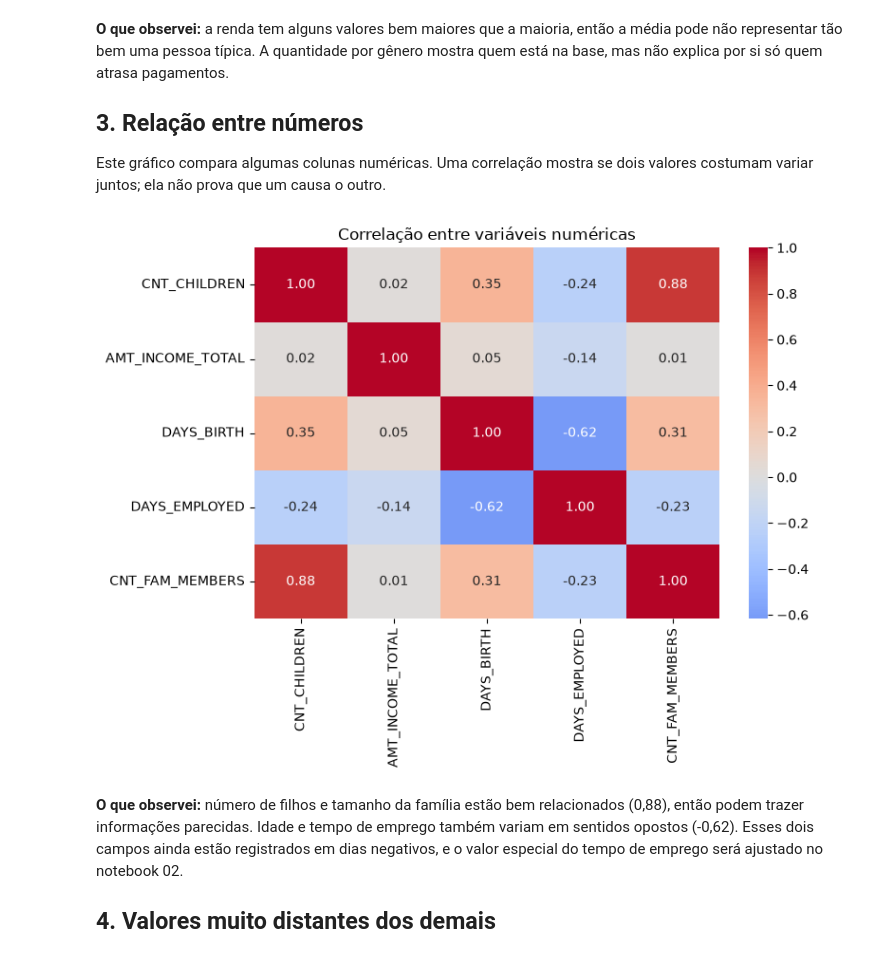
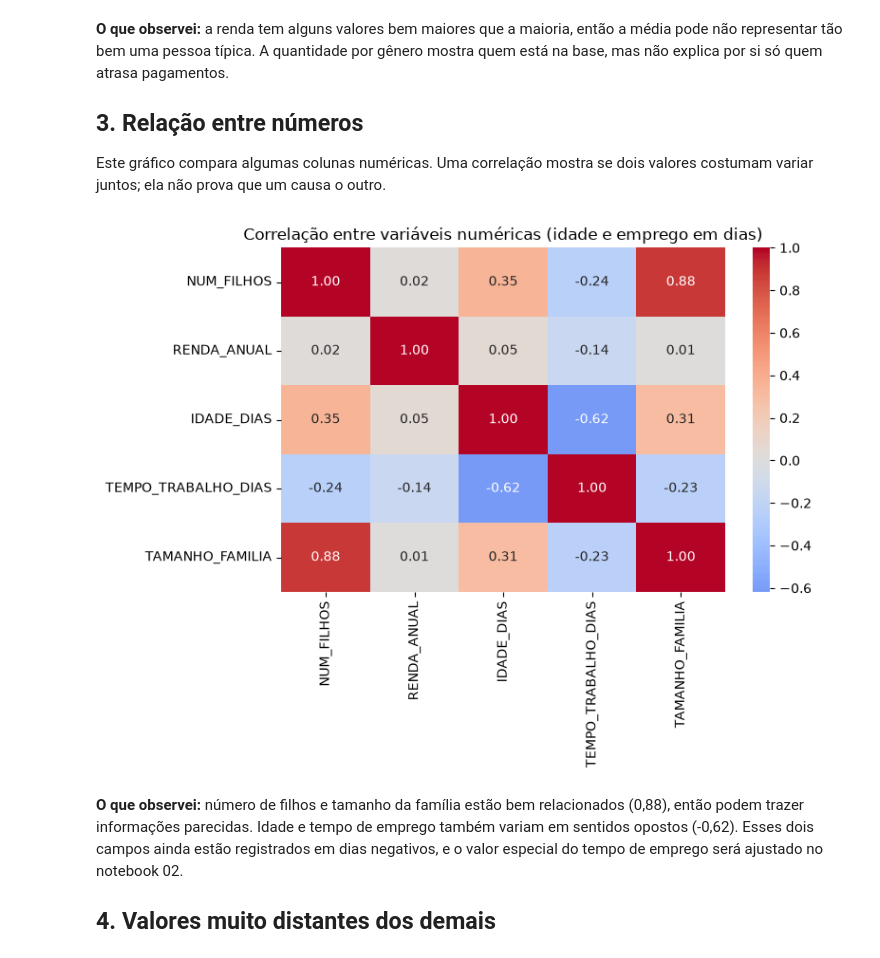
Before and after one commit to stephaneeao-cmd/postech-tech-challenge-fase2-template, a Jupyter notebook: notebooks/01_eda.ipynb, the cells around one changed output. Cells and saved outputs as stored; diff of their text form; code cells hidden in the pictures.

```diff
--- a/notebooks/01_eda.ipynb
+++ b/notebooks/01_eda.ipynb
@@ -38,0 +58,31 @@ Histórico de crédito: (1048575, 3)
+# %%
+app_df = pd.read_csv(APPLICATION_FILE)
+credit_df = pd.read_csv(CREDIT_FILE)
+
+app_renomear = {
+    "CODE_GENDER": "GENERO",
+    "FLAG_OWN_CAR": "POSSUI_CARRO",
+    "FLAG_OWN_REALTY": "POSSUI_IMOVEL",
+    "CNT_CHILDREN": "NUM_FILHOS",
+    "AMT_INCOME_TOTAL": "RENDA_ANUAL",
+    "NAME_INCOME_TYPE": "TIPO_RENDA",
+    "NAME_EDUCATION_TYPE": "ESCOLARIDADE",
+    "NAME_FAMILY_STATUS": "ESTADO_CIVIL",
+    "NAME_HOUSING_TYPE": "TIPO_MORADIA",
+    "DAYS_BIRTH": "IDADE_DIAS",
+    "DAYS_EMPLOYED": "TEMPO_TRABALHO_DIAS",
+    "FLAG_MOBIL": "POSSUI_CELULAR",
+    "FLAG_WORK_PHONE": "TELEFONE_TRABALHO",
+    "FLAG_PHONE": "TELEFONE",
+    "FLAG_EMAIL": "POSSUI_EMAIL",
+    "OCCUPATION_TYPE": "OCUPACAO",
+    "CNT_FAM_MEMBERS": "TAMANHO_FAMILIA",
+}
+app_df = app_df.rename(columns=app_renomear)
+credit_df = credit_df.rename(columns={"MONTHS_BALANCE": "MESES_HISTORICO"})
+
+print(f"Aplicações: {app_df.shape}")
+print(f"Histórico de crédito: {credit_df.shape}")
+print("Colunas cadastrais:", app_df.columns.tolist())
+print("Colunas do histórico:", credit_df.columns.tolist())
+display(app_df.head())
@@ -141,16 +202,16 @@ plt.show()
 
 Este gráfico compara algumas colunas numéricas. Uma correlação mostra se dois valores costumam variar juntos; ela não prova que um causa o outro.
 # %%
-colunas_corr = ["CNT_CHILDREN", "AMT_INCOME_TOTAL", "DAYS_BIRTH", "DAYS_EMPLOYED", "CNT_FAM_MEMBERS"]
+colunas_corr = ["NUM_FILHOS", "RENDA_ANUAL", "IDADE_DIAS", "TEMPO_TRABALHO_DIAS", "TAMANHO_FAMILIA"]
 matriz_corr = app_df[colunas_corr].corr()
 fig, ax = plt.subplots(figsize=(8, 6))
 sns.heatmap(matriz_corr, annot=True, cmap="coolwarm", center=0, fmt=".2f", ax=ax)
-ax.set_title("Correlação entre variáveis numéricas")
+ax.set_title("Correlação entre variáveis numéricas (idade e emprego em dias)")
 fig.tight_layout()
 fig.savefig(FIGURES / "02_correlacoes.png", dpi=160, bbox_inches="tight")
 plt.show()
 # %% [output]
-[figure, old version]
+[figure, new version]
 # %% [markdown]
 **O que observei:** número de filhos e tamanho da família estão bem relacionados (0,88), então podem trazer informações parecidas. Idade e tempo de emprego também variam em sentidos opostos (-0,62). Esses dois campos ainda estão registrados em dias negativos, e o valor especial do tempo de emprego será ajustado no notebook 02.
 
```
Also changed, not shown: parts of 8 cells of this notebook, 14 other files.
